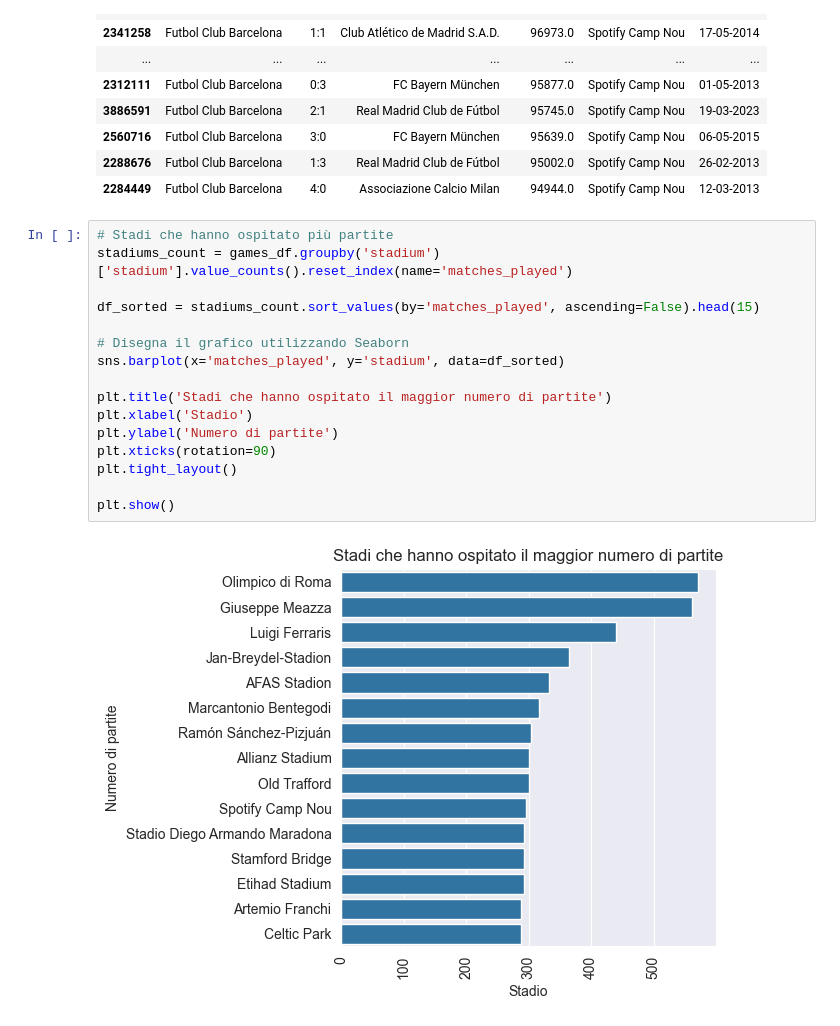
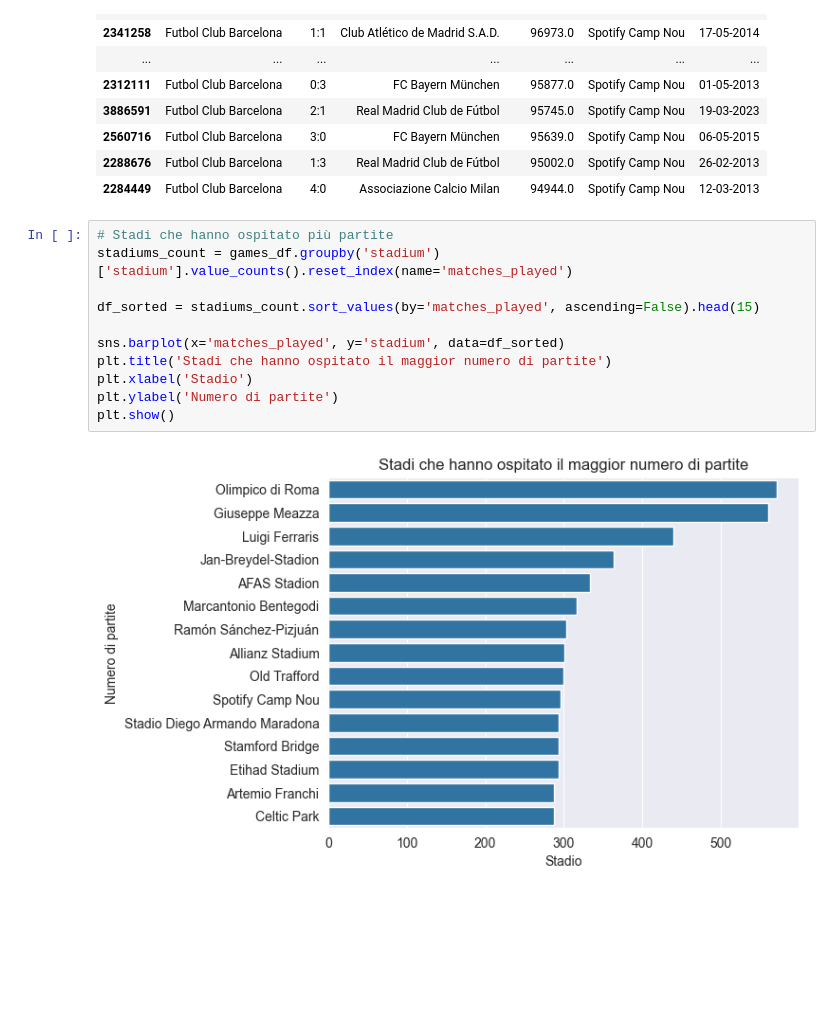
Before and after one commit to RiccardoPili/Football-Data-Analysis, a Jupyter notebook: games.ipynb, the cells around one changed output. Drawn from its saved outputs; the diff is of its cells as text; blank space fills up the shorter version.

```diff
--- a/games.ipynb
+++ b/games.ipynb
@@ -386,21 +404,16 @@ df_sorted[['home_club_name','score','away_club_name','attendance','stadium','dat
 # %%
 # Stadi che hanno ospitato più partite
 stadiums_count = games_df.groupby('stadium')['stadium'].value_counts().reset_index(name='matches_played')
 
 df_sorted = stadiums_count.sort_values(by='matches_played', ascending=False).head(15)
 
-# Disegna il grafico utilizzando Seaborn
 sns.barplot(x='matches_played', y='stadium', data=df_sorted)
-
 plt.title('Stadi che hanno ospitato il maggior numero di partite')
 plt.xlabel('Stadio')
 plt.ylabel('Numero di partite')
-plt.xticks(rotation=90)
-plt.tight_layout()
-
 plt.show()
 # %% [output]
-[figure, old version]
+[figure, new version]
 # %%
 # media di gol segnati a partita per campionato
 
```
Also changed, not shown: parts of 12 cells of this notebook, 6 other files.
